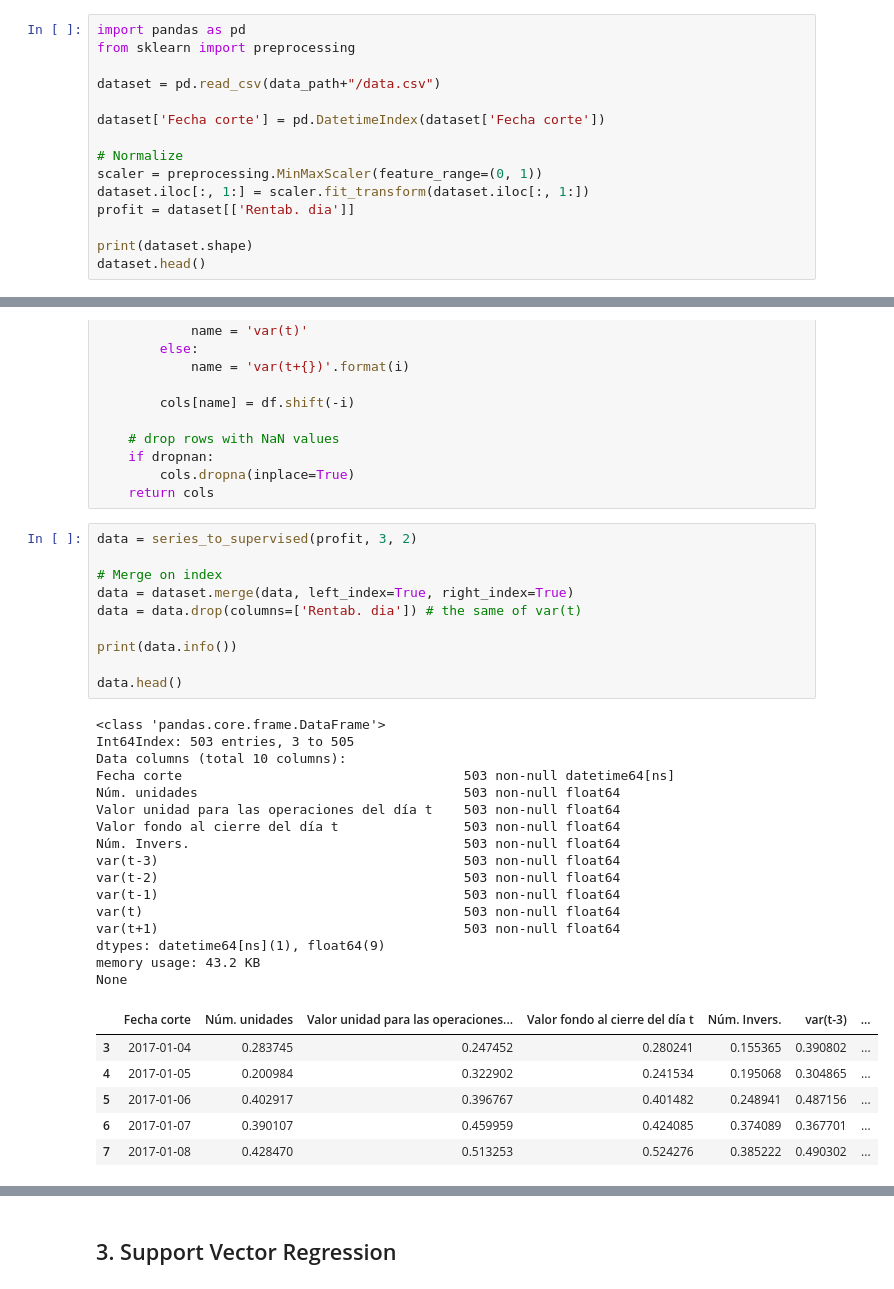
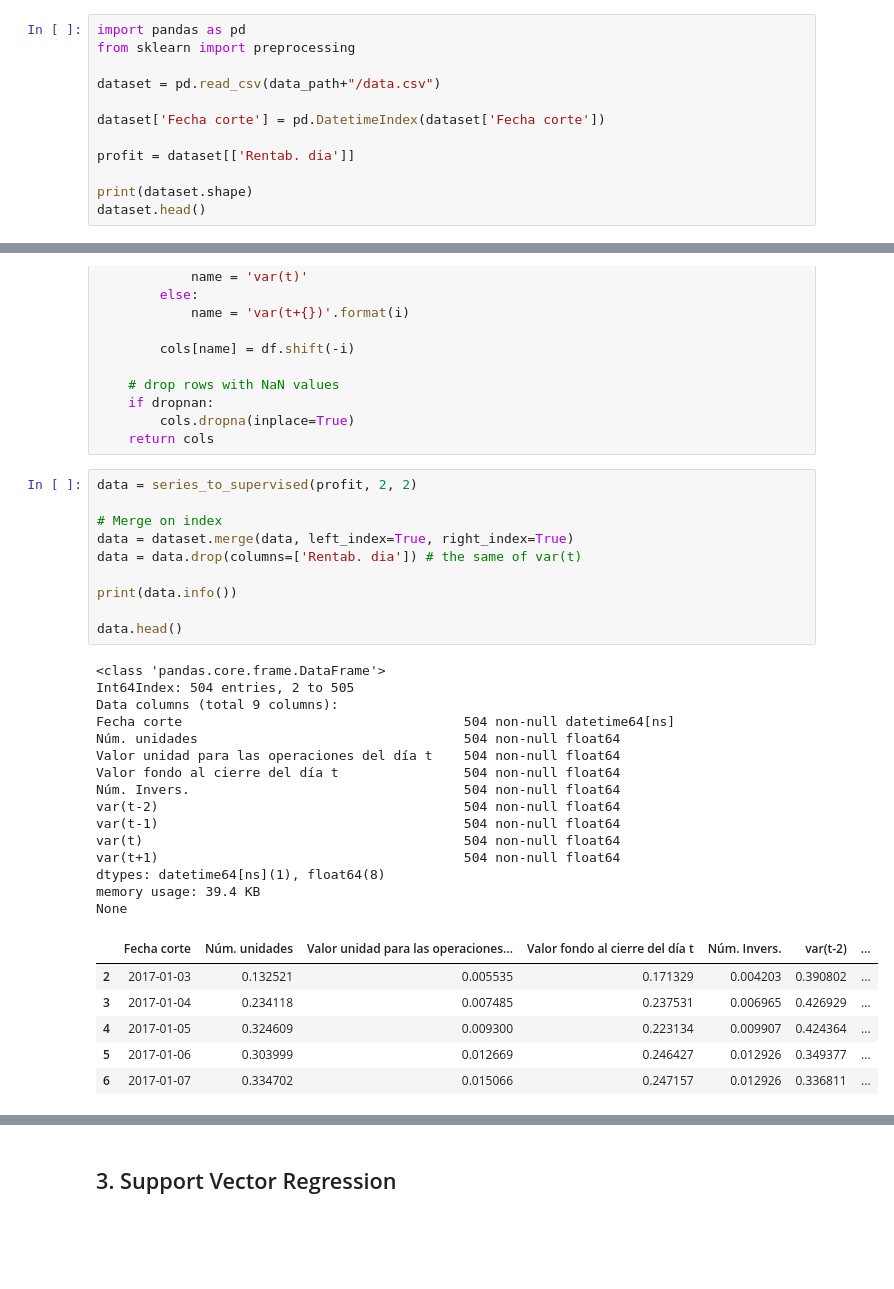
Before and after one commit to ingJSNA/machineLearning2018, a Jupyter notebook: Final Project/3 SVM vs LSTM.ipynb, the cells around one changed output, grey strips where cells are left out. Saved outputs shown, nothing was run; the diff lists cells and outputs as text; blank space fills up the shorter version.

```diff
--- a/Final Project/3 SVM vs LSTM.ipynb
+++ b/Final Project/3 SVM vs LSTM.ipynb
@@ -21,9 +22,6 @@ dataset = pd.read_csv(data_path+"/data.csv")
 
 dataset['Fecha corte'] = pd.DatetimeIndex(dataset['Fecha corte'])
 
-# Normalize
-scaler = preprocessing.MinMaxScaler(feature_range=(0, 1))
-dataset.iloc[:, 1:] = scaler.fit_transform(dataset.iloc[:, 1:])
 profit = dataset[['Rentab. dia']]
 
 print(dataset.shape)
@@ -72,37 +70,36 @@ def series_to_supervised(data, n_in=1, n_out=1, dropnan=True):
         cols.dropna(inplace=True)
     return cols
 # %%
-data = series_to_supervised(profit, 3, 2)
+data = series_to_supervised(profit, 2, 2)
 
 # Merge on index
 data = dataset.merge(data, left_index=True, right_index=True)
 data = data.drop(columns=['Rentab. dia']) # the same of var(t)
 
 print(data.info())
 
 data.head()
 # %% [output]
 <class 'pandas.core.frame.DataFrame'>
-Int64Index: 503 entries, 3 to 505
-Data columns (total 10 columns):
-Fecha corte                                    503 non-null datetime64[ns]
-Núm. unidades                                  503 non-null float64
-Valor unidad para las operaciones del día t    503 non-null float64
-Valor fondo al cierre del día t                503 non-null float64
-Núm. Invers.                                   503 non-null float64
-var(t-3)                                       503 non-null float64
-var(t-2)                                       503 non-null float64
-var(t-1)                                       503 non-null float64
-var(t)                                         503 non-null float64
-var(t+1)                                       503 non-null float64
-dtypes: datetime64[ns](1), float64(9)
-memory usage: 43.2 KB
+Int64Index: 504 entries, 2 to 505
+Data columns (total 9 columns):
+Fecha corte                                    504 non-null datetime64[ns]
+Núm. unidades                                  504 non-null float64
+Valor unidad para las operaciones del día t    504 non-null float64
+Valor fondo al cierre del día t                504 non-null float64
+Núm. Invers.                                   504 non-null float64
+var(t-2)                                       504 non-null float64
+var(t-1)                                       504 non-null float64
+var(t)                                         504 non-null float64
+var(t+1)                                       504 non-null float64
+dtypes: datetime64[ns](1), float64(8)
+memory usage: 39.4 KB
 None
-|  | Fecha corte | Núm. unidades | Valor unidad para las operaciones... | Valor fondo al cierre del día t | Núm. Invers. | var(t-3) | ... |
-| 3 | 2017-01-04 | 0.283745 | 0.247452 | 0.280241 | 0.155365 | 0.390802 | ... |
-| 4 | 2017-01-05 | 0.200984 | 0.322902 | 0.241534 | 0.195068 | 0.304865 | ... |
-| 5 | 2017-01-06 | 0.402917 | 0.396767 | 0.401482 | 0.248941 | 0.487156 | ... |
-| 6 | 2017-01-07 | 0.390107 | 0.459959 | 0.424085 | 0.374089 | 0.367701 | ... |
-| 7 | 2017-01-08 | 0.428470 | 0.513253 | 0.524276 | 0.385222 | 0.490302 | ... |
+|  | Fecha corte | Núm. unidades | Valor unidad para las operaciones... | Valor fondo al cierre del día t | Núm. Invers. | var(t-2) | ... |
+| 2 | 2017-01-03 | 0.132521 | 0.005535 | 0.171329 | 0.004203 | 0.390802 | ... |
+| 3 | 2017-01-04 | 0.234118 | 0.007485 | 0.237531 | 0.006965 | 0.426929 | ... |
+| 4 | 2017-01-05 | 0.324609 | 0.009300 | 0.223134 | 0.009907 | 0.424364 | ... |
+| 5 | 2017-01-06 | 0.303999 | 0.012669 | 0.246427 | 0.012926 | 0.349377 | ... |
+| 6 | 2017-01-07 | 0.334702 | 0.015066 | 0.247157 | 0.012926 | 0.336811 | ... |
 # %%
 from sklearn.model_selection import train_test_split
```
Also changed, not shown: parts of 12 cells of this notebook, 2 other files.
